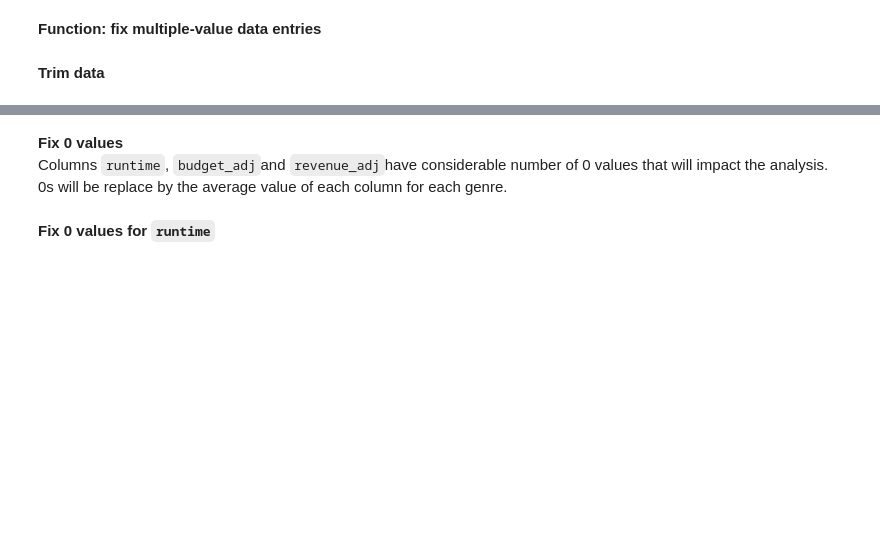
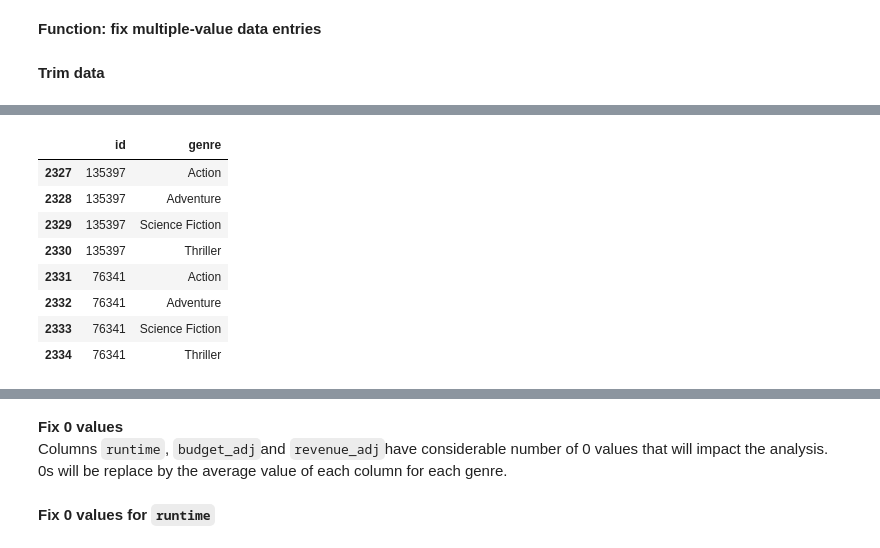
Before and after one commit to aZade-Dehghanpour/investigate_imdb_dataset, a Jupyter notebook: Codes/Notebook/Analysis of Imdb Movie Data.ipynb, the cells around one changed output, grey strips where cells are left out. Cells and saved outputs as stored; diff of their text form; code cells hidden in the pictures; blank space fills up the shorter version.

```diff
--- a/Codes/Notebook/Analysis of Imdb Movie Data.ipynb
+++ b/Codes/Notebook/Analysis of Imdb Movie Data.ipynb
@@ -369,0 +370,12 @@ df_production_companies.head(2)
+# %%
+df_genres[(df_genres.id==135397) | (df_genres.id==76341)]
+# %% [output]
+|  | id | genre |
+| 2327 | 135397 | Action |
+| 2328 | 135397 | Adventure |
+| 2329 | 135397 | Science Fiction |
+| 2330 | 135397 | Thriller |
+| 2331 | 76341 | Action |
+| 2332 | 76341 | Adventure |
+| 2333 | 76341 | Science Fiction |
+| 2334 | 76341 | Thriller |
```
Also changed, not shown: parts of 15 cells of this notebook, 2 other files.
